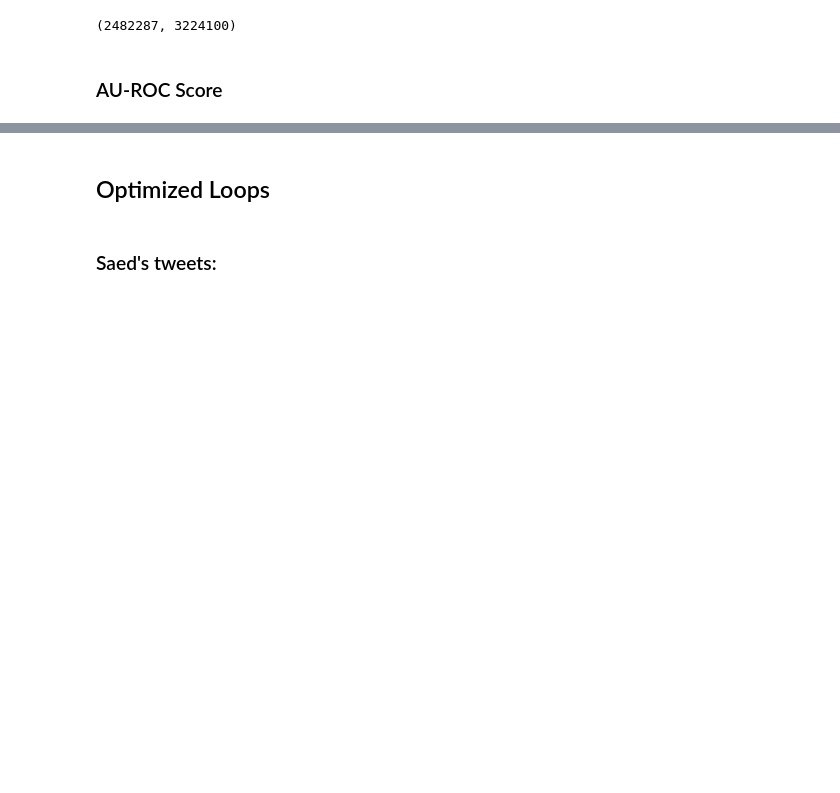
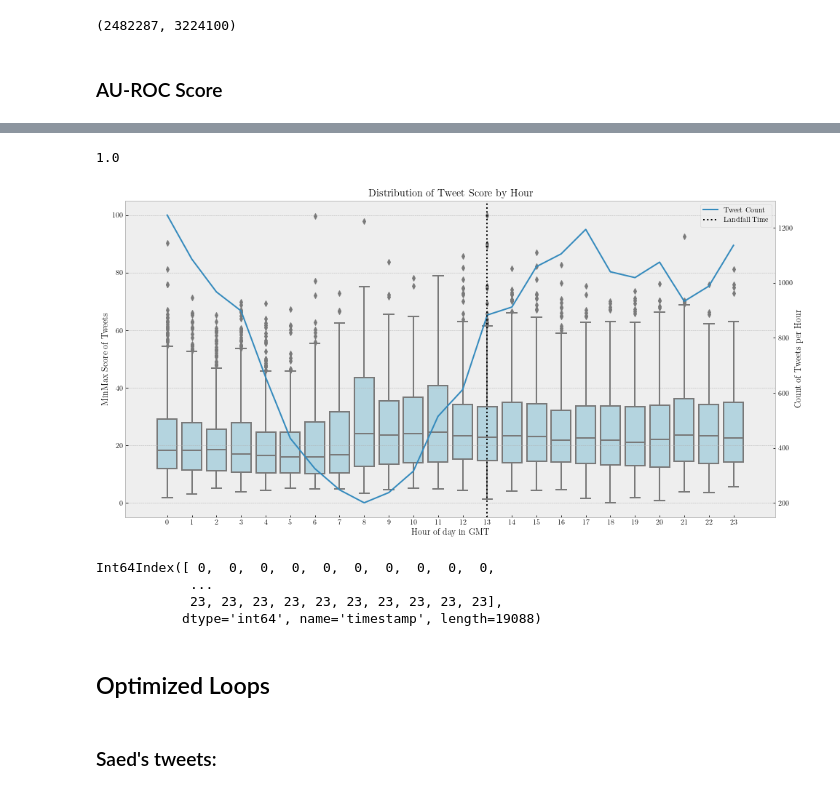
Before and after one commit to brownworth/TwitterDisaster, a Jupyter notebook: ThesisCode.ipynb, the cells around one changed output, grey strips where cells are left out. Drawn from its saved outputs; the diff is of its cells as text; code cells hidden in the pictures; blank space fills up the shorter version.

```diff
--- a/ThesisCode.ipynb
+++ b/ThesisCode.ipynb
@@ -625,0 +634,8 @@ fig_roc_s.savefig(f'./figures/scalar_roc_d_curve.pdf',bbox_inches='tight')
+# %%
+tweet_times = tweet_encoded.set_index('timestamp')
+# %%
+tweet_times['oSWDPStd'] = (tweet_times['o-sw-dp'] - tweet_times['o-sw-dp'].mean())/tweet_times['o-sw-dp'].std()
+# %%
+tweet_times['oSWDPStdMM'] = ((tweet_times['oSWDPStd'] - tweet_times['oSWDPStd'].min())* 100) / (tweet_times['oSWDPStd'].max() - tweet_times['oSWDPStd'].min())
+# %%
+tweet_times['MMoDPNormStd']  = (tweet_times['MM-o-sw-dp'] - tweet_times['MM-o-sw-dp'].mean())/tweet_times['MM-o-sw-dp'].std()
@@ -626,3 +698,36 @@ fig_roc_s.savefig(f'./figures/scalar_roc_d_curve.pdf',bbox_inches='tight')
+# %%
+tweet_times['oSWDPStd'].std()
+# %% [output]
+1.0
+# %%
+import seaborn as sns
+fig = plt.figure(figsize=(16,8))
+
+ax1 = fig.add_subplot()
+
+
+# sns.stripplot(x=tweet_times.index.hour,y=tweet_times['MMoDPNormStd'],jitter=.35,palette='viridis',alpha=.5)
+sns.boxplot(x=tweet_times.index.hour,y=tweet_times['oSWDPStdMM'],color='lightblue')
+
+ax1.set_xlabel('Hour of day in GMT')
+ax1.set_ylabel('MinMax Score of Tweets')
+ax1.set_title('Distribution of Tweet Score by Hour')
+ax2 = ax1.twinx()
+ax2.plot(tweet_times.groupby(tweet_times.index.hour).count()['tweet'],label='Tweet Count')
+ax2.set_ylabel('Count of Tweets per Hour')
+ax2.axvline(x=13,label='Landfall Time',linestyle=':',color='black')
+ax2.grid(b=False)
+ax2.legend()
+plt.show()
+# %% [output]
+[figure, added]
+# %%
+tweet_times.index.hour
+# %% [output]
+Int64Index([ 0,  0,  0,  0,  0,  0,  0,  0,  0,  0,
+            ...
+            23, 23, 23, 23, 23, 23, 23, 23, 23, 23],
+           dtype='int64', name='timestamp', length=19088)
 # %% [markdown]
 ## Optimized Loops
 # %%
```
Also changed, not shown: parts of 21 cells of this notebook.
